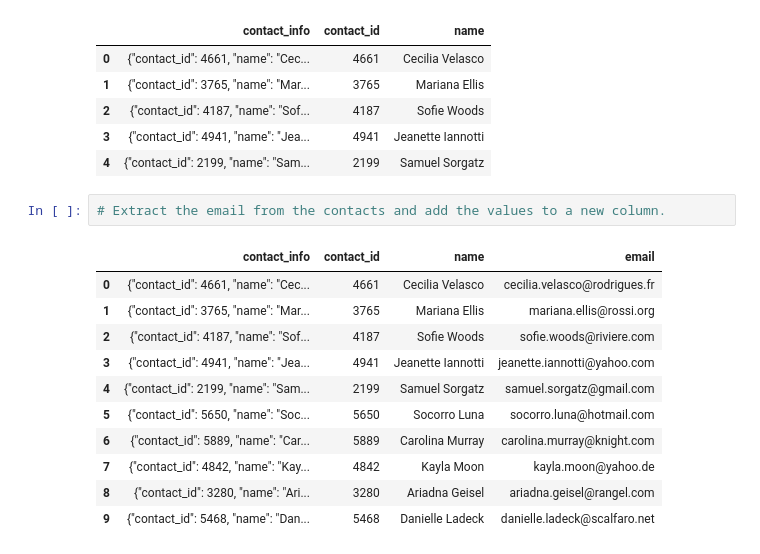
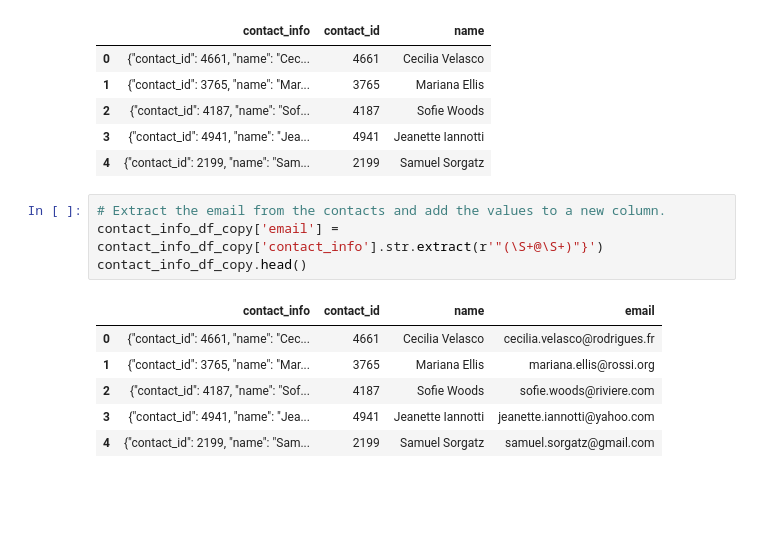
Before and after one commit to kottonxie/project2_etl, a Jupyter notebook: ETL_Mini_Project_Starter_Code.ipynb, the cells around one changed output. Cells and saved outputs as stored; diff of their text form; blank space fills up the shorter version.

```diff
--- a/ETL_Mini_Project_Starter_Code.ipynb
+++ b/ETL_Mini_Project_Starter_Code.ipynb
@@ -506,15 +506,12 @@ contact_info_df_copy.head()
 | 4 | {"contact_id": 2199, "name": "Sam... | 2199 | Samuel Sorgatz |
 # %%
 # Extract the email from the contacts and add the values to a new column.
+contact_info_df_copy['email'] = contact_info_df_copy['contact_info'].str.extract(r'"(\S+@\S+)"}')
+contact_info_df_copy.head()
 # %% [output]
 |  | contact_info | contact_id | name | email |
 | 0 | {"contact_id": 4661, "name": "Cec... | 4661 | Cecilia Velasco | cecilia.velasco@rodrigues.fr |
 | 1 | {"contact_id": 3765, "name": "Mar... | 3765 | Mariana Ellis | mariana.ellis@rossi.org |
 | 2 | {"contact_id": 4187, "name": "Sof... | 4187 | Sofie Woods | sofie.woods@riviere.com |
 | 3 | {"contact_id": 4941, "name": "Jea... | 4941 | Jeanette Iannotti | jeanette.iannotti@yahoo.com |
 | 4 | {"contact_id": 2199, "name": "Sam... | 2199 | Samuel Sorgatz | samuel.sorgatz@gmail.com |
-| 5 | {"contact_id": 5650, "name": "Soc... | 5650 | Socorro Luna | socorro.luna@hotmail.com |
-| 6 | {"contact_id": 5889, "name": "Car... | 5889 | Carolina Murray | carolina.murray@knight.com |
-| 7 | {"contact_id": 4842, "name": "Kay... | 4842 | Kayla Moon | kayla.moon@yahoo.de |
-| 8 | {"contact_id": 3280, "name": "Ari... | 3280 | Ariadna Geisel | ariadna.geisel@rangel.com |
-| 9 | {"contact_id": 5468, "name": "Dan... | 5468 | Danielle Ladeck | danielle.ladeck@scalfaro.net |
```
Also changed, not shown: parts of 6 cells of this notebook, 1 other file.
